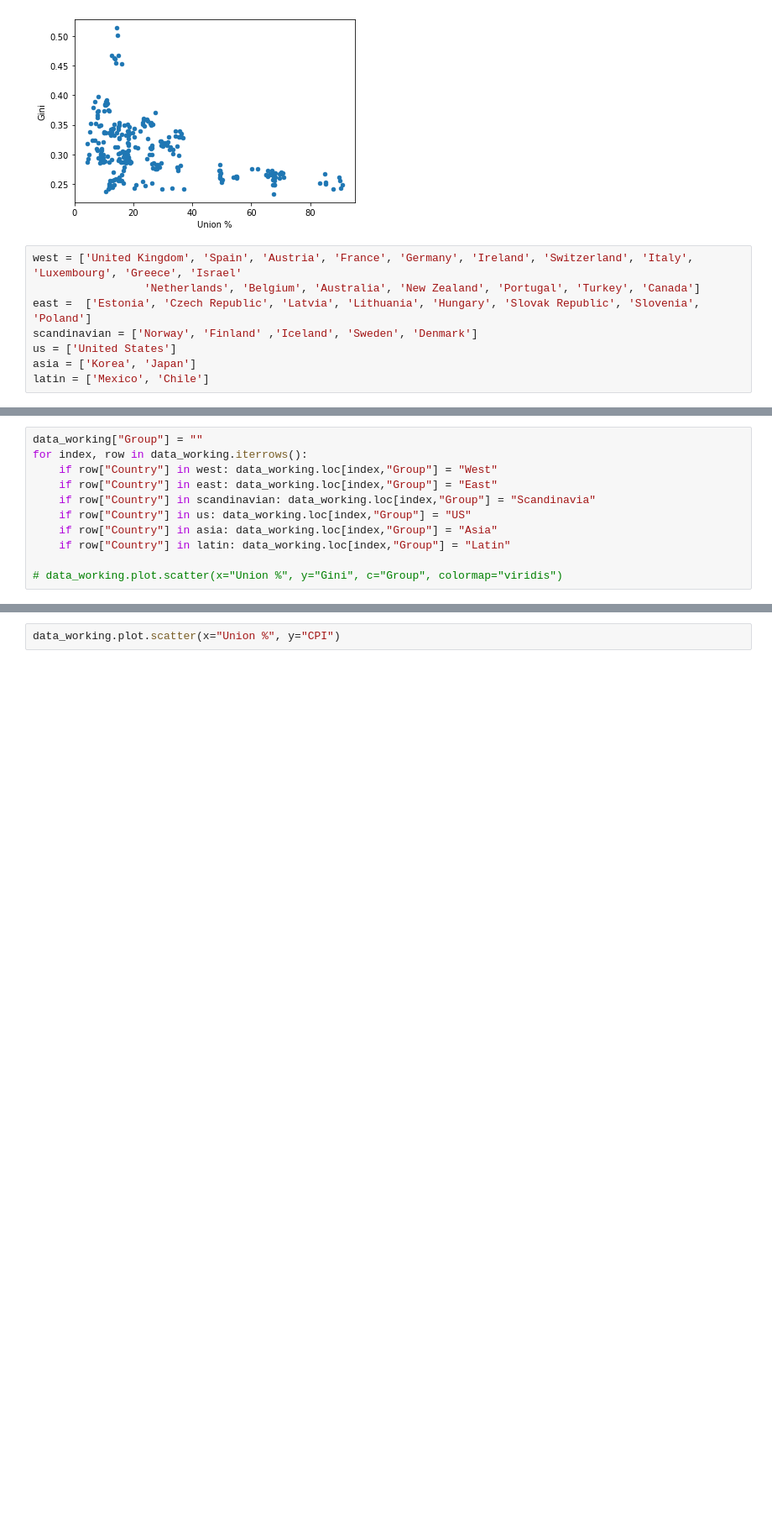
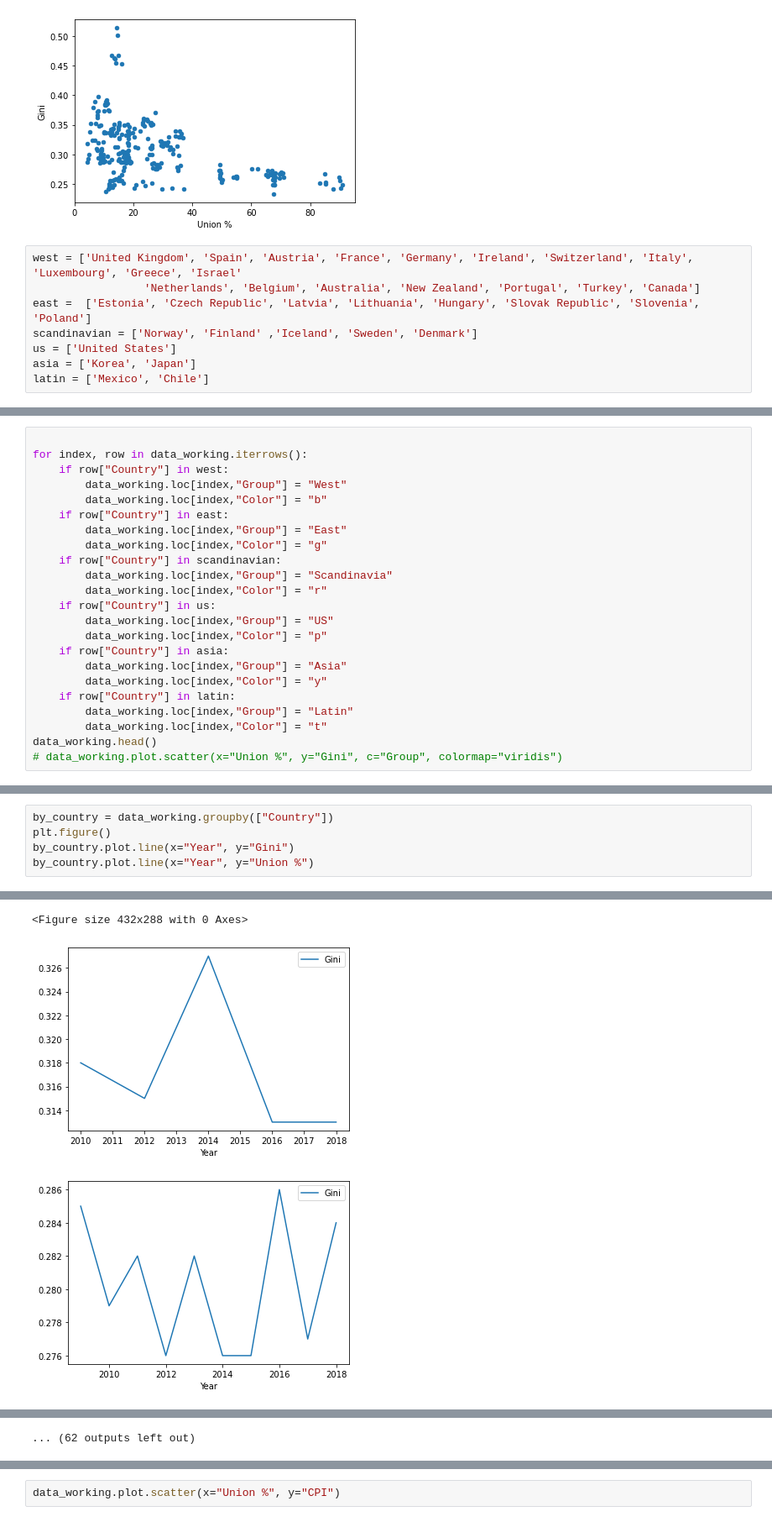
Before and after one commit to Simon-Xu-Lan/Data-Project-1-Income-Inequality, a Jupyter notebook: simon.ipynb, the cells around one changed output, grey strips where cells are left out. Shown at 84% size. Cells and saved outputs as stored; diff of their text form; blank space fills up the shorter version.

```diff
--- a/simon.ipynb
+++ b/simon.ipynb
@@ -523,11 +518,23 @@ data_working
 # %%
-data_working["Group"] = ""
+
 for index, row in data_working.iterrows():
-    if row["Country"] in west: data_working.loc[index,"Group"] = "West"
-    if row["Country"] in east: data_working.loc[index,"Group"] = "East"
-    if row["Country"] in scandinavian: data_working.loc[index,"Group"] = "Scandinavia"
-    if row["Country"] in us: data_working.loc[index,"Group"] = "US"
-    if row["Country"] in asia: data_working.loc[index,"Group"] = "Asia"
-    if row["Country"] in latin: data_working.loc[index,"Group"] = "Latin"
-
+    if row["Country"] in west:
+        data_working.loc[index,"Group"] = "West"
+        data_working.loc[index,"Color"] = "b"
+    if row["Country"] in east:
+        data_working.loc[index,"Group"] = "East"
+        data_working.loc[index,"Color"] = "g"
+    if row["Country"] in scandinavian:
+        data_working.loc[index,"Group"] = "Scandinavia"
+        data_working.loc[index,"Color"] = "r"
+    if row["Country"] in us:
+        data_working.loc[index,"Group"] = "US"
+        data_working.loc[index,"Color"] = "p"
+    if row["Country"] in asia:
+        data_working.loc[index,"Group"] = "Asia"
+        data_working.loc[index,"Color"] = "y"
+    if row["Country"] in latin:
+        data_working.loc[index,"Group"] = "Latin"
+        data_working.loc[index,"Color"] = "t"
+data_working.head()
 # data_working.plot.scatter(x="Union %", y="Gini", c="Group", colormap="viridis")
@@ -533,0 +576,6 @@ for index, row in data_working.iterrows():
+# %%
+by_country = data_working.groupby(["Country"])
+plt.figure()
+by_country.plot.line(x="Year", y="Gini")
+by_country.plot.line(x="Year", y="Union %")
+# %% [output]
@@ -533,0 +599,3 @@ for index, row in data_working.iterrows():
+<Figure size 432x288 with 0 Axes>
+[figure, added]
+[figure, added]
@@ -533,0 +610 @@ for index, row in data_working.iterrows():
+... (62 outputs left out)
```
Also changed, not shown: parts of 17 cells of this notebook, 1 other file.
